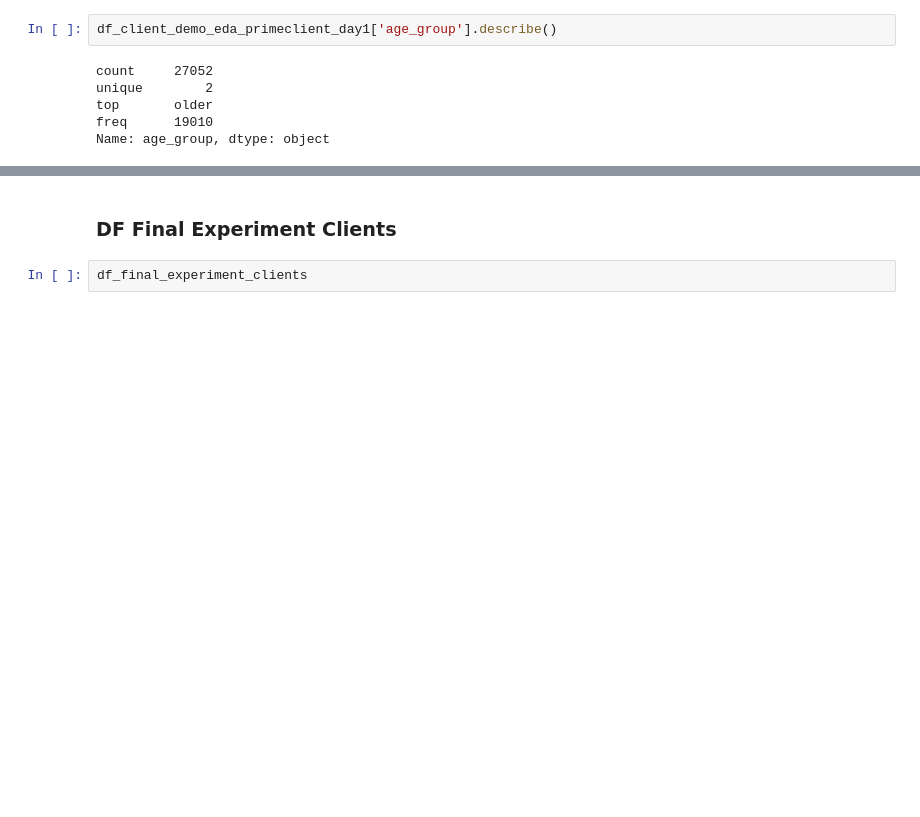
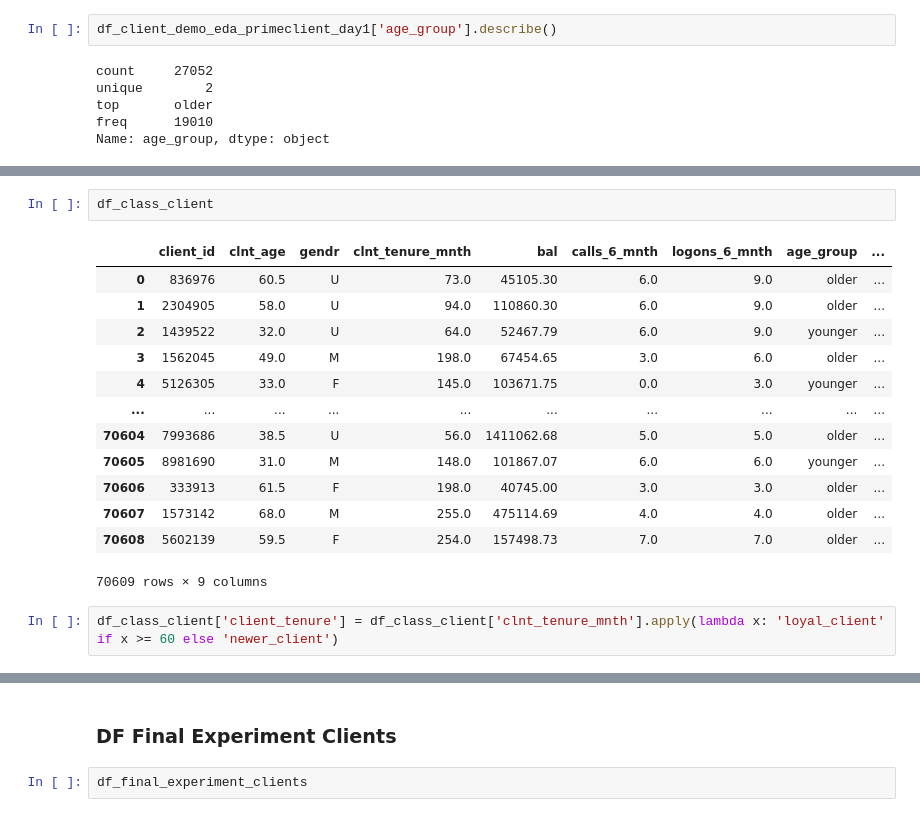
Before and after one commit to JorgeMMLRodrigues/vanguard_project, a Jupyter notebook: Main.ipynb, the cells around one changed output, grey strips where cells are left out. Drawn from its saved outputs; the diff is of its cells as text; blank space fills up the shorter version.

```diff
--- a/Main.ipynb
+++ b/Main.ipynb
@@ -302,0 +408,18 @@ We dont know if people are calling or logging first.
+# %%
+df_class_client
+# %% [output]
+|  | client_id | clnt_age | gendr | clnt_tenure_mnth | bal | calls_6_mnth | logons_6_mnth | age_group | ... |
+| 0 | 836976 | 60.5 | U | 73.0 | 45105.30 | 6.0 | 9.0 | older | ... |
+| 1 | 2304905 | 58.0 | U | 94.0 | 110860.30 | 6.0 | 9.0 | older | ... |
+| 2 | 1439522 | 32.0 | U | 64.0 | 52467.79 | 6.0 | 9.0 | younger | ... |
+| 3 | 1562045 | 49.0 | M | 198.0 | 67454.65 | 3.0 | 6.0 | older | ... |
+| 4 | 5126305 | 33.0 | F | 145.0 | 103671.75 | 0.0 | 3.0 | younger | ... |
+| ... | ... | ... | ... | ... | ... | ... | ... | ... | ... |
+| 70604 | 7993686 | 38.5 | U | 56.0 | 1411062.68 | 5.0 | 5.0 | older | ... |
+| 70605 | 8981690 | 31.0 | M | 148.0 | 101867.07 | 6.0 | 6.0 | younger | ... |
+| 70606 | 333913 | 61.5 | F | 198.0 | 40745.00 | 3.0 | 3.0 | older | ... |
+| 70607 | 1573142 | 68.0 | M | 255.0 | 475114.69 | 4.0 | 4.0 | older | ... |
+| 70608 | 5602139 | 59.5 | F | 254.0 | 157498.73 | 7.0 | 7.0 | older | ... |
+70609 rows × 9 columns
+# %%
+df_class_client['client_tenure'] = df_class_client['clnt_tenure_mnth'].apply(lambda x: 'loyal_client' if x >= 60 else 'newer_client')
```
Also changed, not shown: parts of 50 cells of this notebook.
